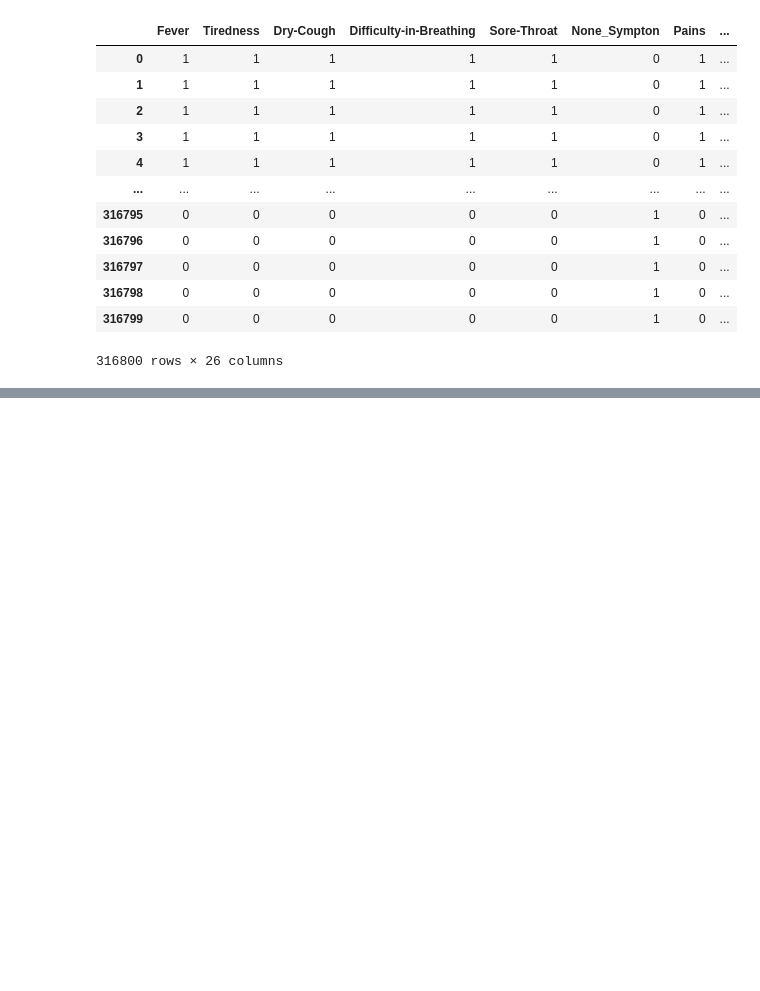
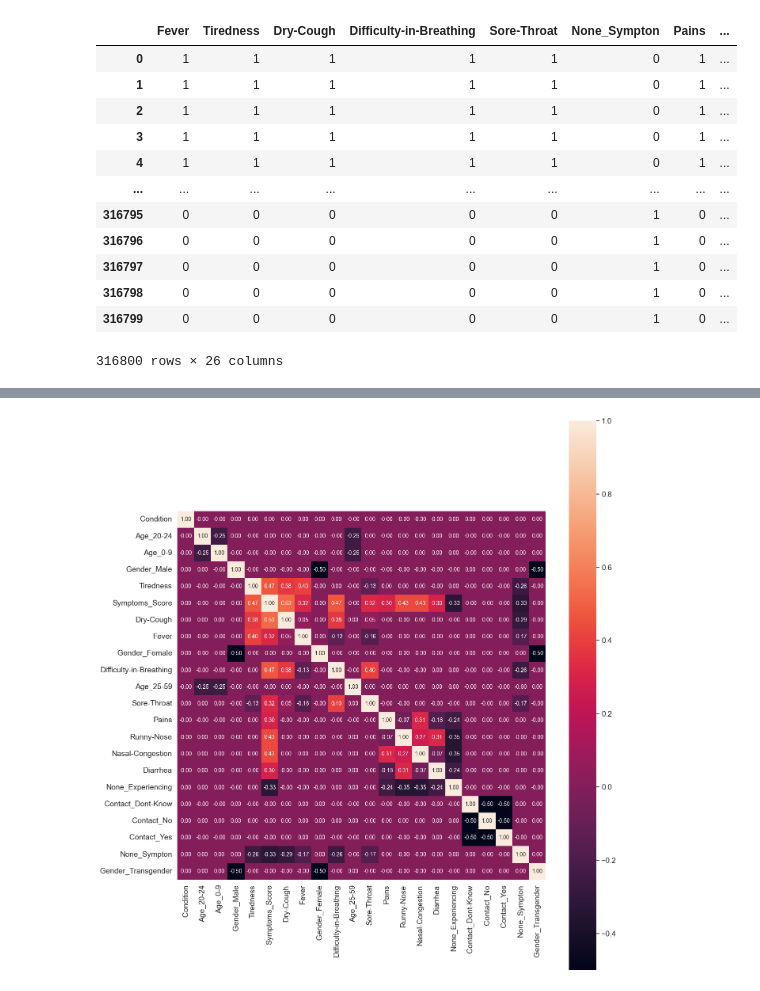
Before and after one commit to RSMMIX/LinearProject, a Jupyter notebook: ProjectCovid_19.ipynb, the cells around one changed output, grey strips where cells are left out. Saved outputs shown, nothing was run; the diff lists cells and outputs as text; code cells hidden in the pictures; blank space fills up the shorter version.

```diff
--- a/ProjectCovid_19.ipynb
+++ b/ProjectCovid_19.ipynb
@@ -206,0 +142,5 @@ ValueError: could not convert string to float: 'Mild'
+# %%
+df.drop(severity_columns,axis=1,inplace=True)
+# %%
+df['Symptoms_Score'] = df.iloc[:,:5].sum(axis=1) + df.iloc[:,6:10].sum(axis=1)
+df.shape
@@ -206,0 +149,4 @@ ValueError: could not convert string to float: 'Mild'
+# %%
+from sklearn import preprocessing
+le = preprocessing.LabelEncoder()
+df['Condition'] = le.fit_transform(df['Condition'])
@@ -206,0 +169,12 @@ ValueError: could not convert string to float: 'Mild'
+# %%
+from pylab import rcParams
+rcParams['figure.figsize'] = 15, 18
+corrmat = df.corr()
+k = 22
+cols = corrmat.nlargest(k, 'Condition')['Condition'].index
+cm = np.corrcoef(df[cols].values.T)
+sns.set(font_scale=1.25)
+hm = sns.heatmap(cm, cbar=True, annot=True, square=True, fmt='.2f', annot_kws={'size': 10}, yticklabels=cols.values, xticklabels=cols.values)
+plt.show()
+# %% [output]
+[figure, added]
```
Also changed, not shown: parts of 14 cells of this notebook.
